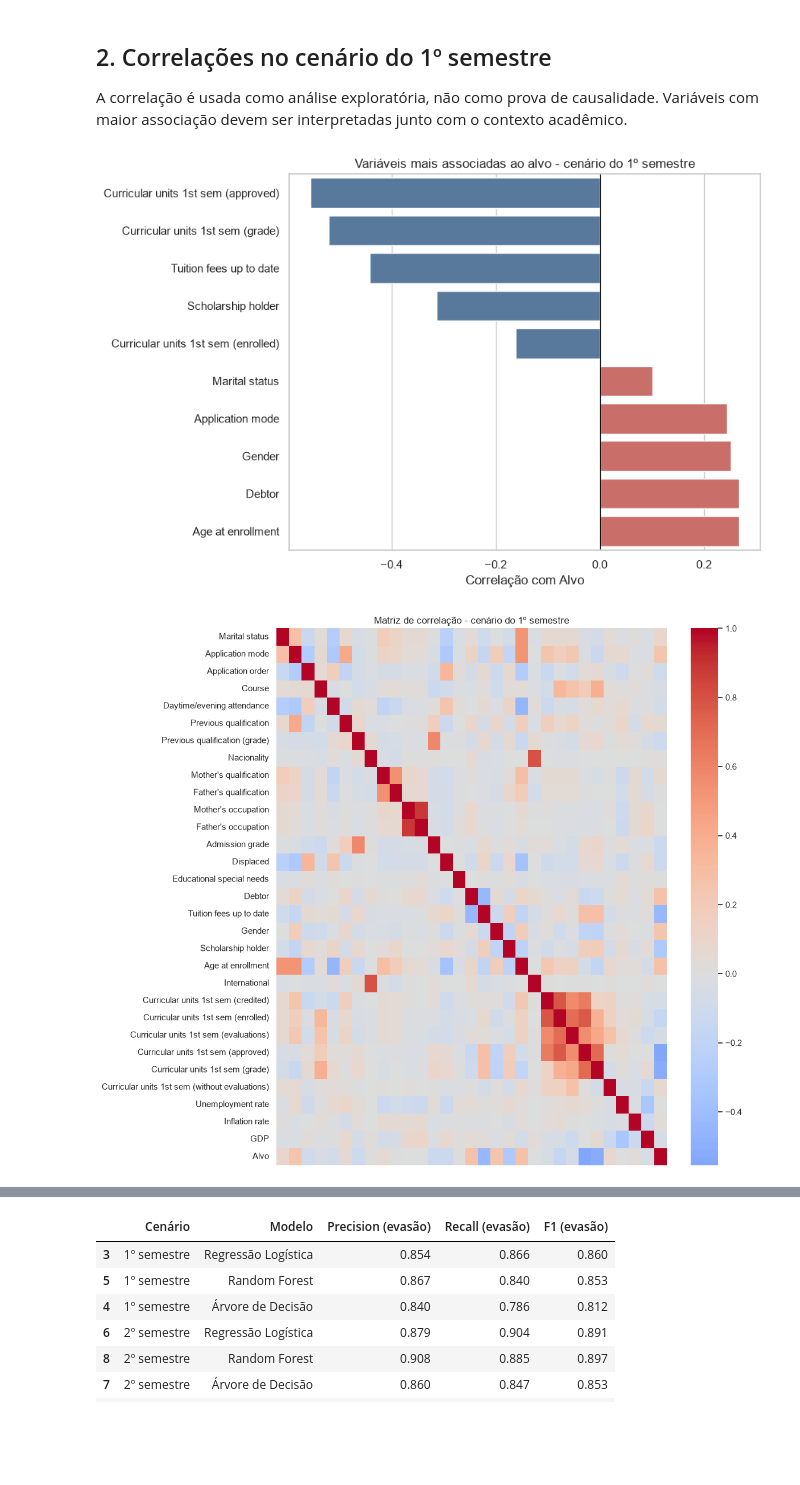
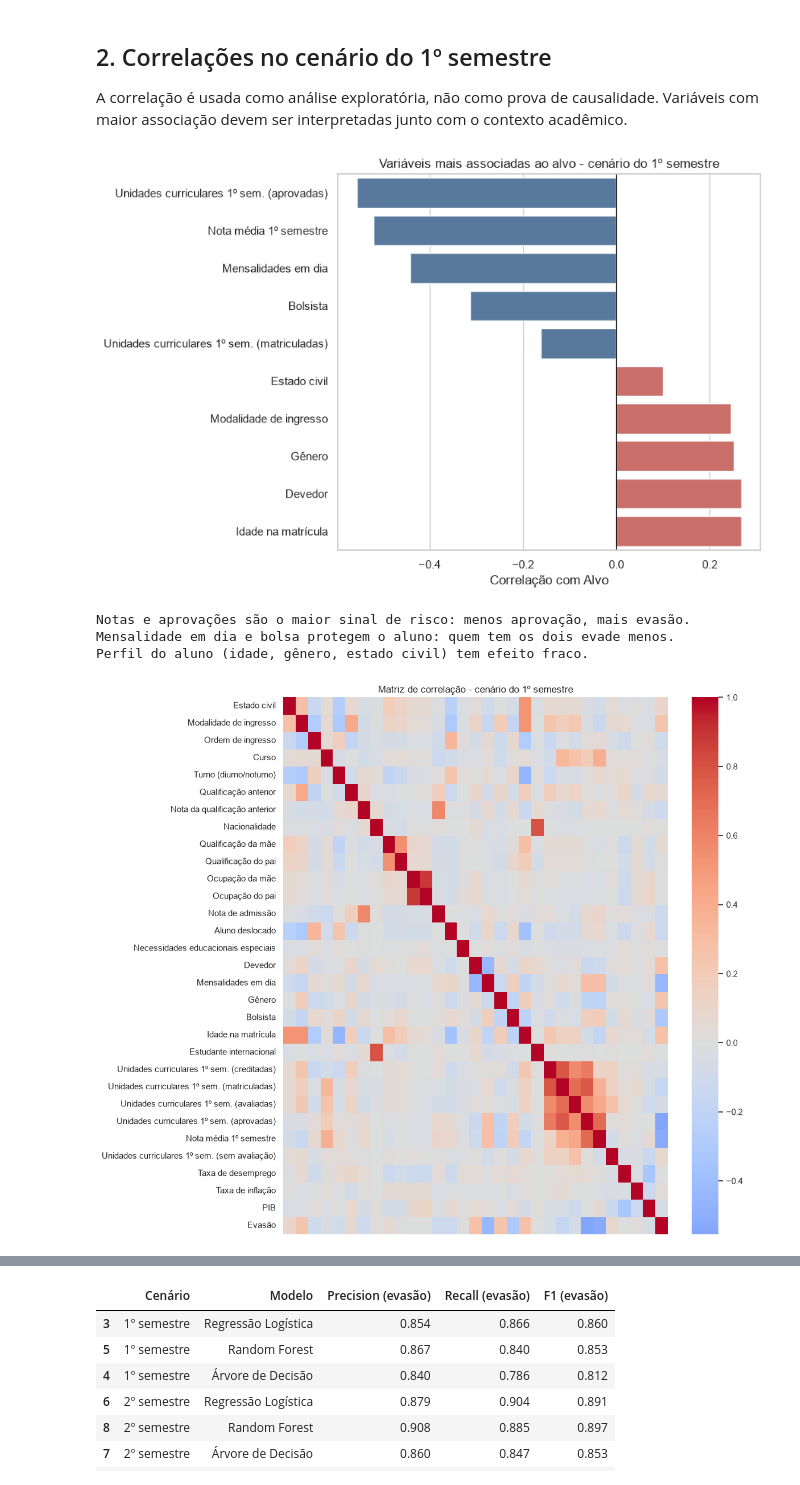
Before and after one commit to AdriMayc/projeto-evasao-escolar, a Jupyter notebook: projeto_evasao_escolar.ipynb, the cells around one changed output, grey strips where cells are left out. Cells and saved outputs as stored; diff of their text form; code cells hidden in the pictures; blank space fills up the shorter version.

```diff
--- a/projeto_evasao_escolar.ipynb
+++ b/projeto_evasao_escolar.ipynb
@@ -100,24 +157,32 @@ A correlação é usada como análise exploratória, não como prova de causalid
 # %%
 correlacoes = df[features_1o_semestre + ["Alvo"]].corr(numeric_only=True)["Alvo"].drop("Alvo").sort_values()
 top_correlacoes = pd.concat([correlacoes.head(5), correlacoes.tail(5)]).sort_values()
+top_correlacoes.index = top_correlacoes.index.map(nomes_variaveis_pt)
 
 plt.figure(figsize=(9, 6))
 sns.barplot(x=top_correlacoes.values, y=top_correlacoes.index,
             hue=top_correlacoes.values > 0, legend=False,
             palette={True: "#d95f59", False: "#4c78a8"})
 plt.axvline(0, color="black", linewidth=0.8)
 plt.title("Variáveis mais associadas ao alvo - cenário do 1º semestre")
 plt.xlabel("Correlação com Alvo")
 plt.ylabel("")
 plt.tight_layout()
 plt.show()
 
+print(f"Notas e aprovações são o maior sinal de risco: menos aprovação, mais evasão. \nMensalidade em dia e bolsa protegem o aluno: quem tem os dois evade menos. \nPerfil do aluno (idade, gênero, estado civil) tem efeito fraco.")
+
 plt.figure(figsize=(12, 10))
-sns.heatmap(df[features_1o_semestre + ["Alvo"]].corr(numeric_only=True),
+matriz_correlacao = df[features_1o_semestre + ["Alvo"]].corr(numeric_only=True)
+matriz_correlacao.index = matriz_correlacao.index.map(nomes_variaveis_pt)
+sns.heatmap(matriz_correlacao,
             cmap="coolwarm", center=0, xticklabels=False, yticklabels=True)
 plt.title("Matriz de correlação - cenário do 1º semestre")
 plt.tight_layout()
 plt.show()
 # %% [output]
-[figure, old version]
+[figure, new version]
+Notas e aprovações são o maior sinal de risco: menos aprovação, mais evasão.
+Mensalidade em dia e bolsa protegem o aluno: quem tem os dois evade menos.
+Perfil do aluno (idade, gênero, estado civil) tem efeito fraco.
-[figure, old version]
+[figure, new version]
```
Also changed, not shown: parts of 11 cells of this notebook.
